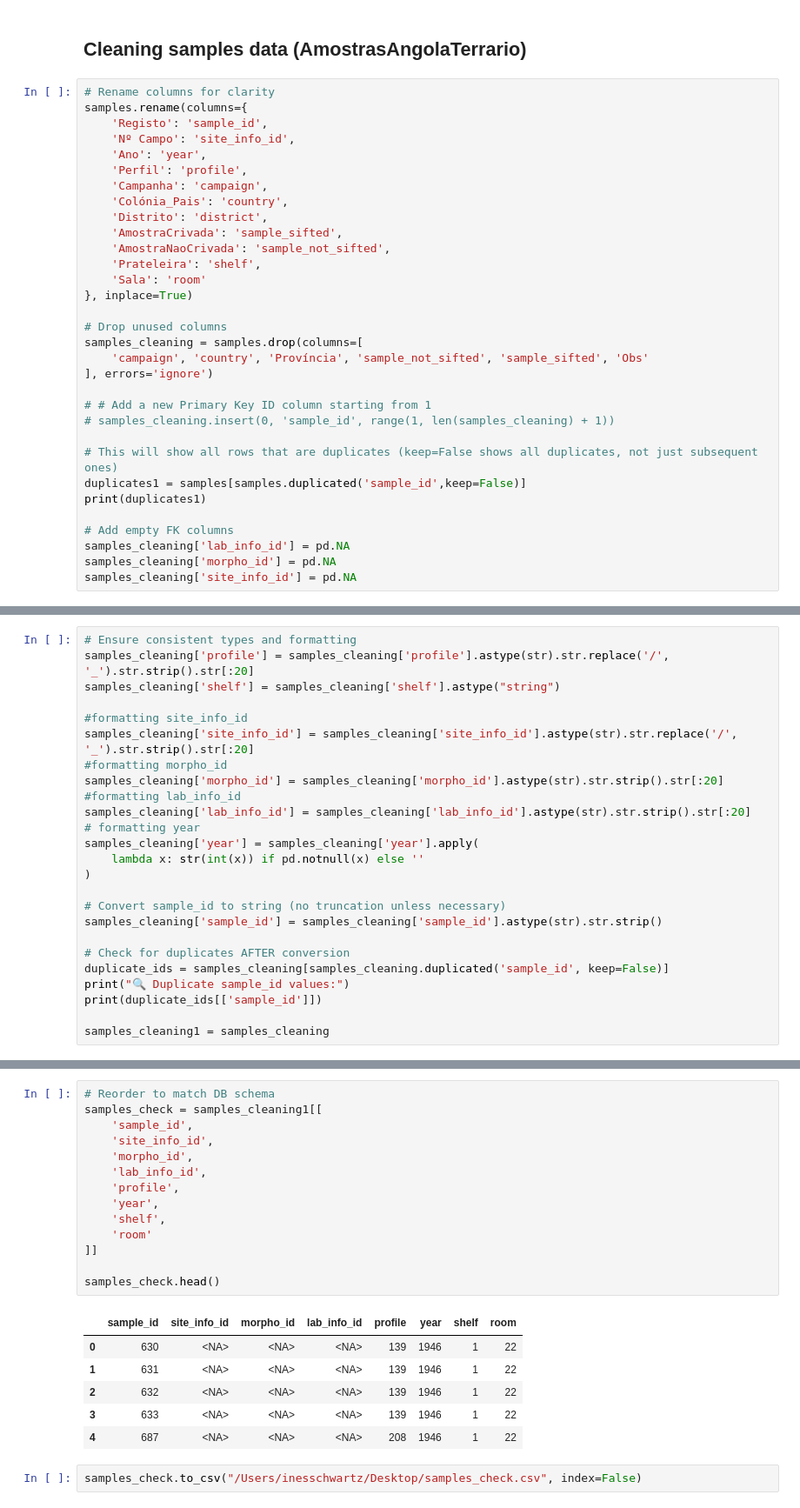
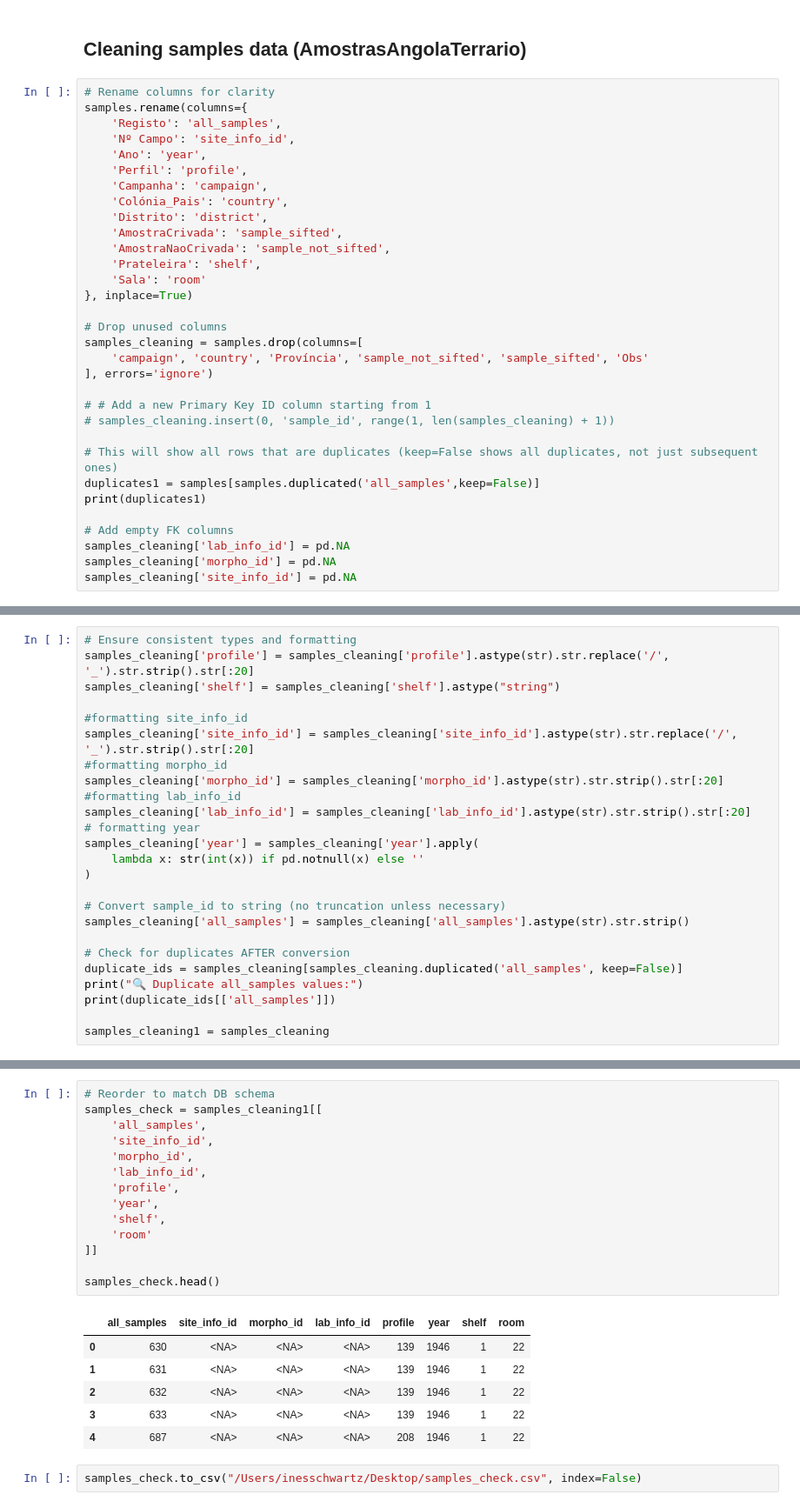
Before and after one commit to inesschwartz/ThesisSoilAngola, a Jupyter notebook: data_cleaning/updated_datacleaning.ipynb, the cells around one changed output, grey strips where cells are left out. Shown: that part at 87% size. Saved outputs shown, nothing was run; the diff lists cells and outputs as text.

```diff
--- a/data_cleaning/updated_datacleaning.ipynb
+++ b/data_cleaning/updated_datacleaning.ipynb
@@ -35,7 +17,7 @@ elemental_analyses = pd.read_excel("/Users/inesschwartz/GreenDataScience/Thesis/
 # %%
 # Rename columns for clarity
 samples.rename(columns={
-    'Registo': 'sample_id',
+    'Registo': 'all_samples',
     'Nº Campo': 'site_info_id',
     'Ano': 'year',
     'Perfil': 'profile',
@@ -57,7 +39,7 @@ samples_cleaning = samples.drop(columns=[
 # samples_cleaning.insert(0, 'sample_id', range(1, len(samples_cleaning) + 1))
 
 # This will show all rows that are duplicates (keep=False shows all duplicates, not just subsequent ones)
-duplicates1 = samples[samples.duplicated('sample_id',keep=False)]
+duplicates1 = samples[samples.duplicated('all_samples',keep=False)]
 print(duplicates1)
 
 # Add empty FK columns
@@ -96,12 +76,12 @@ samples_cleaning['year'] = samples_cleaning['year'].apply(
 )
 
 # Convert sample_id to string (no truncation unless necessary)
-samples_cleaning['sample_id'] = samples_cleaning['sample_id'].astype(str).str.strip()
+samples_cleaning['all_samples'] = samples_cleaning['all_samples'].astype(str).str.strip()
 
 # Check for duplicates AFTER conversion
-duplicate_ids = samples_cleaning[samples_cleaning.duplicated('sample_id', keep=False)]
-print("🔍 Duplicate sample_id values:")
-print(duplicate_ids[['sample_id']])
+duplicate_ids = samples_cleaning[samples_cleaning.duplicated('all_samples', keep=False)]
+print("🔍 Duplicate all_samples values:")
+print(duplicate_ids[['all_samples']])
 
 samples_cleaning1 = samples_cleaning
 # %% [output]
@@ -125,19 +105,19 @@ dtype: object
 # %%
 # Reorder to match DB schema
 samples_check = samples_cleaning1[[
-    'sample_id',
+    'all_samples',
     'site_info_id',
     'morpho_id',
     'lab_info_id',
     'profile',
     'year',
     'shelf',
     'room'
 ]]
 
 samples_check.head()
 # %% [output]
-|  | sample_id | site_info_id | morpho_id | lab_info_id | profile | year | shelf | room |
+|  | all_samples | site_info_id | morpho_id | lab_info_id | profile | year | shelf | room |
 | 0 | 630 | <NA> | <NA> | <NA> | 139 | 1946 | 1 | 22 |
 | 1 | 631 | <NA> | <NA> | <NA> | 139 | 1946 | 1 | 22 |
 | 2 | 632 | <NA> | <NA> | <NA> | 139 | 1946 | 1 | 22 |
```
Also changed, not shown: parts of 38 cells of this notebook.
